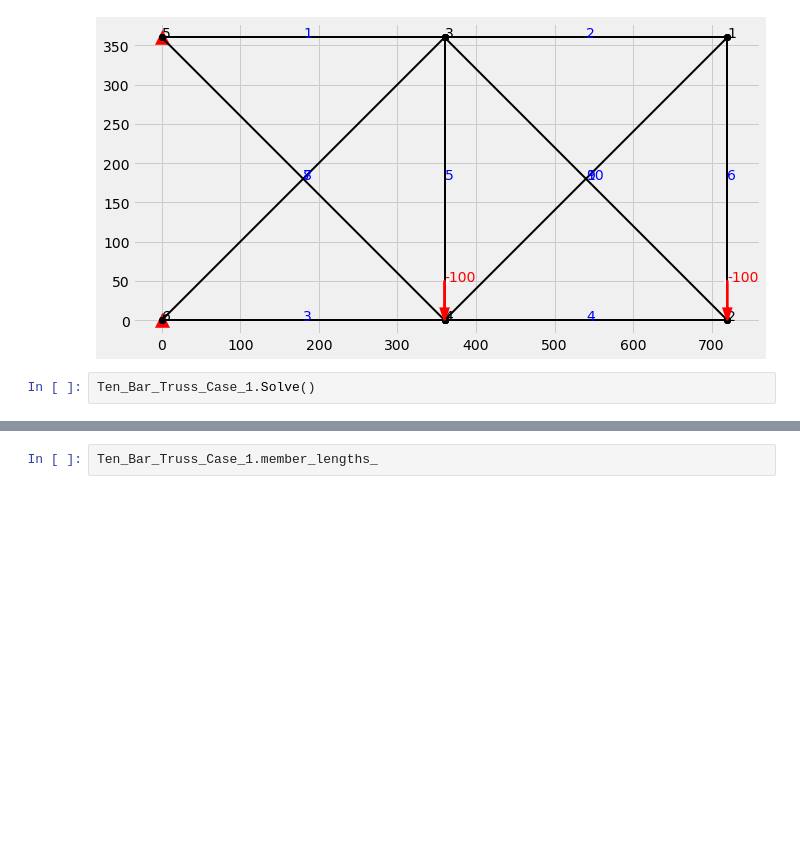
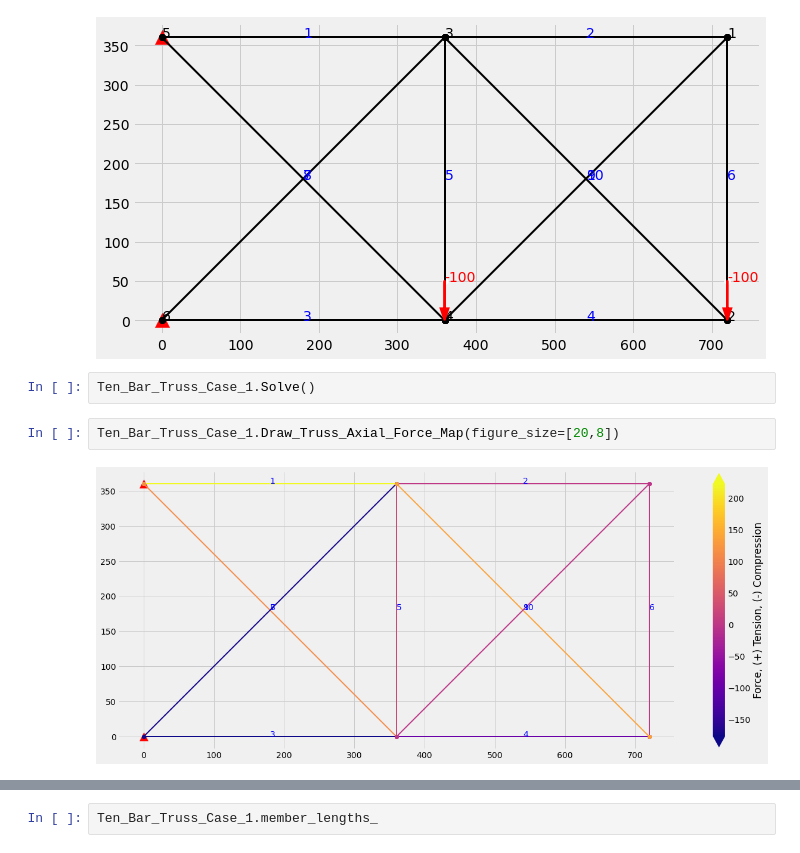
Before and after one commit to mjamezquidilla/pysead, a Jupyter notebook: Examples/Truss_2D/10_Bar_Problem.ipynb, the cells around one changed output, grey strips where cells are left out. Cells and saved outputs as stored; diff of their text form; blank space fills up the shorter version.

Commit message:
Added Force and Stress Heat Map

```diff
--- a/Examples/Truss_2D/10_Bar_Problem.ipynb
+++ b/Examples/Truss_2D/10_Bar_Problem.ipynb
@@ -32,3 +32,7 @@ Ten_Bar_Truss_Case_1.Draw_Truss_Setup(figure_size=[10,6], length_of_arrow=50, wi
 [figure]
 # %%
 Ten_Bar_Truss_Case_1.Solve()
+# %%
+Ten_Bar_Truss_Case_1.Draw_Truss_Axial_Force_Map(figure_size=[20,8])
+# %% [output]
+[figure, added]
```
Also changed, not shown: parts of 11 cells of this notebook, 2 other files.
